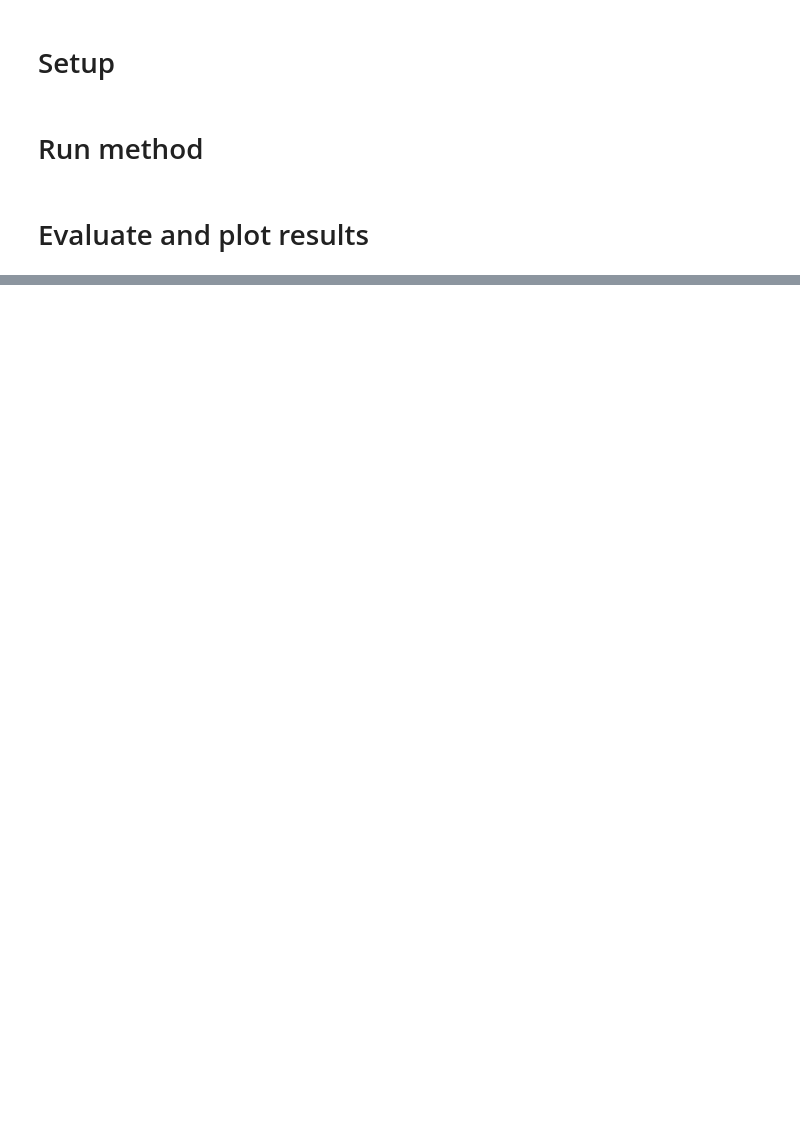
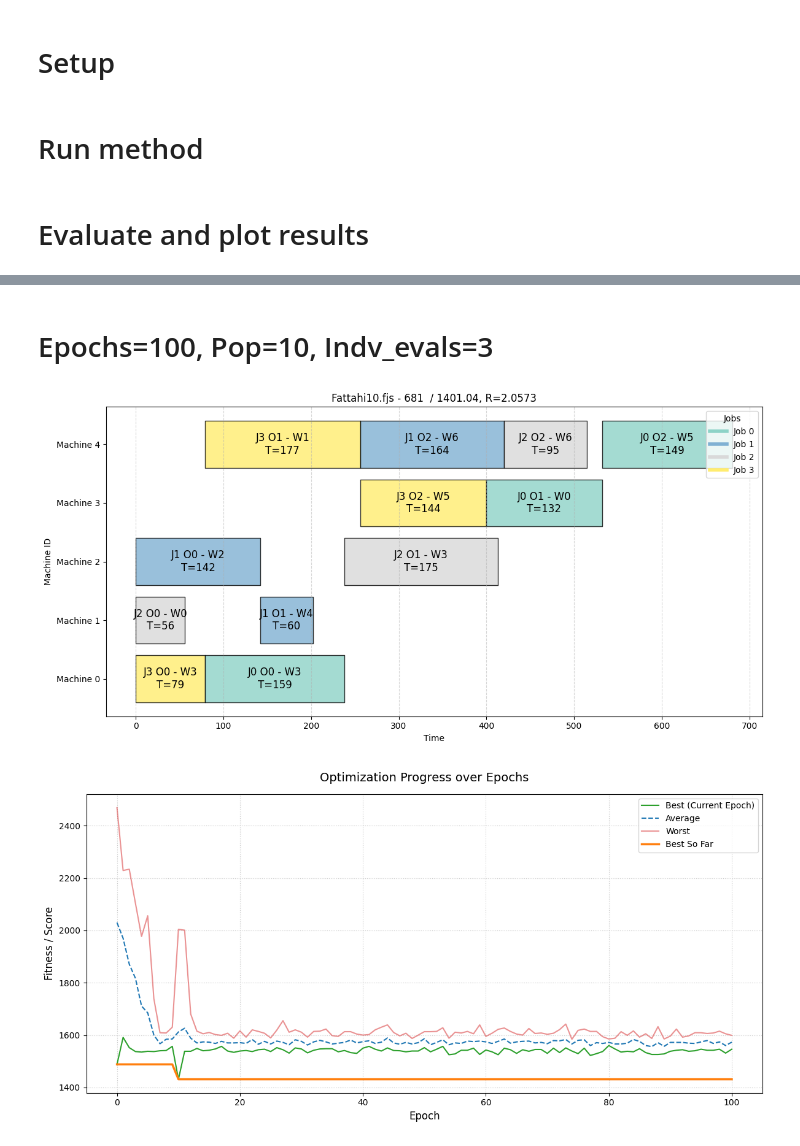
Before and after one commit to itsvoit/FJSSP-W-Competition, a Jupyter notebook: test_solver.ipynb, the cells around one changed output, grey strips where cells are left out. Drawn from its saved outputs; the diff is of its cells as text; code cells hidden in the pictures; blank space fills up the shorter version.

```diff
--- a/test_solver.ipynb
+++ b/test_solver.ipynb
@@ -50,6 +90,17 @@ def uncertain_eval_function(indv: Individual, iters: int = 1) -> List|float:
         g.simulate(encoding.get_durations(), uncertainty_parameters, processing_times=True)
         fitnesses[i] = max(g.e)
     return fitnesses if iters > 1 else fitnesses[0]
+# %%
+def evaluate_method_with_params(params: MethodParams, encoding: Encoding):
+    method = Method(params, encoding, uncertain_eval_function)
+    best_indv = method.solve()
+    best_solution = best_indv.get_representation()
+
+    c = best_indv.get_internal_fitness()
+    robust_c = uncertain_eval_function(best_indv)
+
+    plot_fjsspw_gantt(*best_solution, encoding=encoding, instance_name=params.instance_name, c=c, robust_c=robust_c)
+    plot_learning_progress(method.get_log_file_path())
 # %% [markdown]
 # Run method
 # %%
@@ -173,0 +148,7 @@ plot_fjsspw_gantt(sequence, machines, workers, start_times, end_times, instance_
+# %% [markdown]
+# Epochs=100, Pop=10, Indv_evals=3
+# %%
+evaluate_method_with_params(method_params_3, encoding)
+# %% [output]
+[figure, added]
+[figure, added]
```
Also changed, not shown: parts of 12 cells of this notebook, 1 other file.
